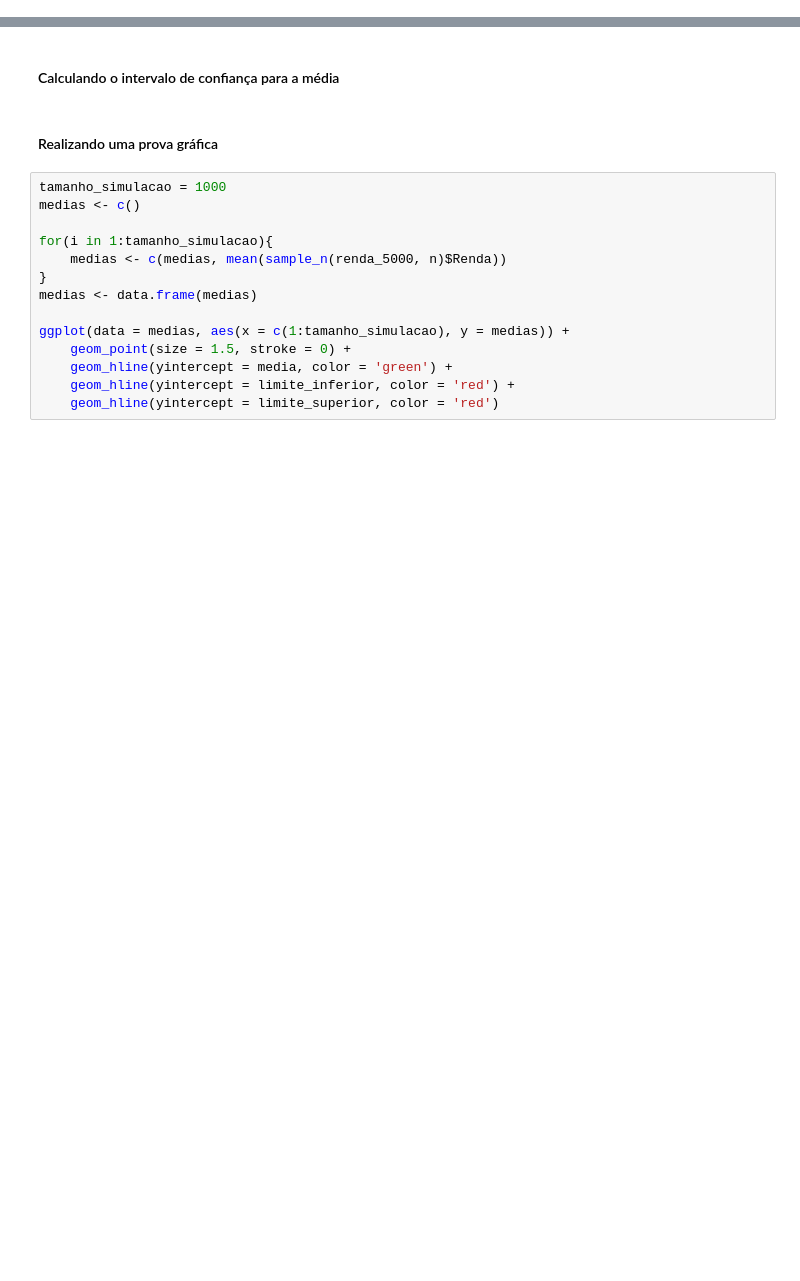
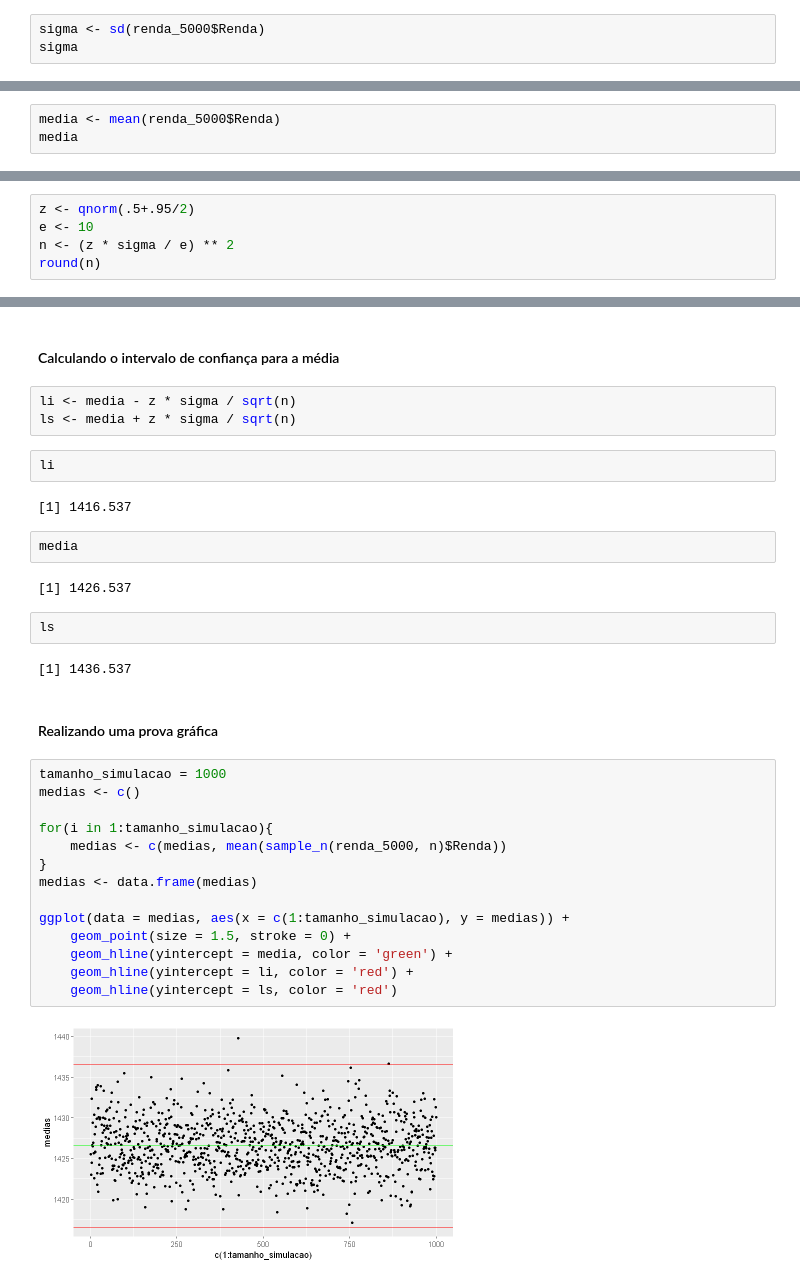
Before and after one commit to Jeidsan/estatistica-com-r, a Jupyter notebook: 2. Estatística com R - probabilidade e amostragem/2. Aula.ipynb, the cells around one changed output, grey strips where cells are left out. Drawn from its saved outputs; the diff is of its cells as text; blank space fills up the shorter version.

```diff
--- a/2. Estatística com R - probabilidade e amostragem/2. Aula.ipynb
+++ b/2. Estatística com R - probabilidade e amostragem/2. Aula.ipynb
@@ -1173,0 +1232,3 @@ Estamos estudando o **rendimento mensal dos chefes de domicílios com renda até
+# %%
+sigma <- sd(renda_5000$Renda)
+sigma
@@ -1173,0 +1237,3 @@ Estamos estudando o **rendimento mensal dos chefes de domicílios com renda até
+# %%
+media <- mean(renda_5000$Renda)
+media
@@ -1174,2 +1242,7 @@ Estamos estudando o **rendimento mensal dos chefes de domicílios com renda até
 # %% [markdown]
 #### Calculando o tamanho da amostra
+# %%
+z <- qnorm(.5+.95/2)
+e <- 10
+n <- (z * sigma / e) ** 2
+round(n)
@@ -1176,18 +1251,35 @@ Estamos estudando o **rendimento mensal dos chefes de domicílios com renda até
 # %% [markdown]
 #### Calculando o intervalo de confiança para a média
+# %%
+li <- media - z * sigma / sqrt(n)
+ls <- media + z * sigma / sqrt(n)
+# %%
+li
+# %% [output]
+[1] 1416.537
+# %%
+media
+# %% [output]
+[1] 1426.537
+# %%
+ls
+# %% [output]
+[1] 1436.537
 # %% [markdown]
 #### Realizando uma prova gráfica
 # %%
 tamanho_simulacao = 1000
 medias <- c()
 
 for(i in 1:tamanho_simulacao){
     medias <- c(medias, mean(sample_n(renda_5000, n)$Renda))
 }
 medias <- data.frame(medias)
 
 ggplot(data = medias, aes(x = c(1:tamanho_simulacao), y = medias)) +
     geom_point(size = 1.5, stroke = 0) +
     geom_hline(yintercept = media, color = 'green') +
-    geom_hline(yintercept = limite_inferior, color = 'red') +
-    geom_hline(yintercept = limite_superior, color = 'red')
+    geom_hline(yintercept = li, color = 'red') +
+    geom_hline(yintercept = ls, color = 'red')
+# %% [output]
+[figure, added]
```
Also changed, not shown: parts of 23 cells of this notebook.
